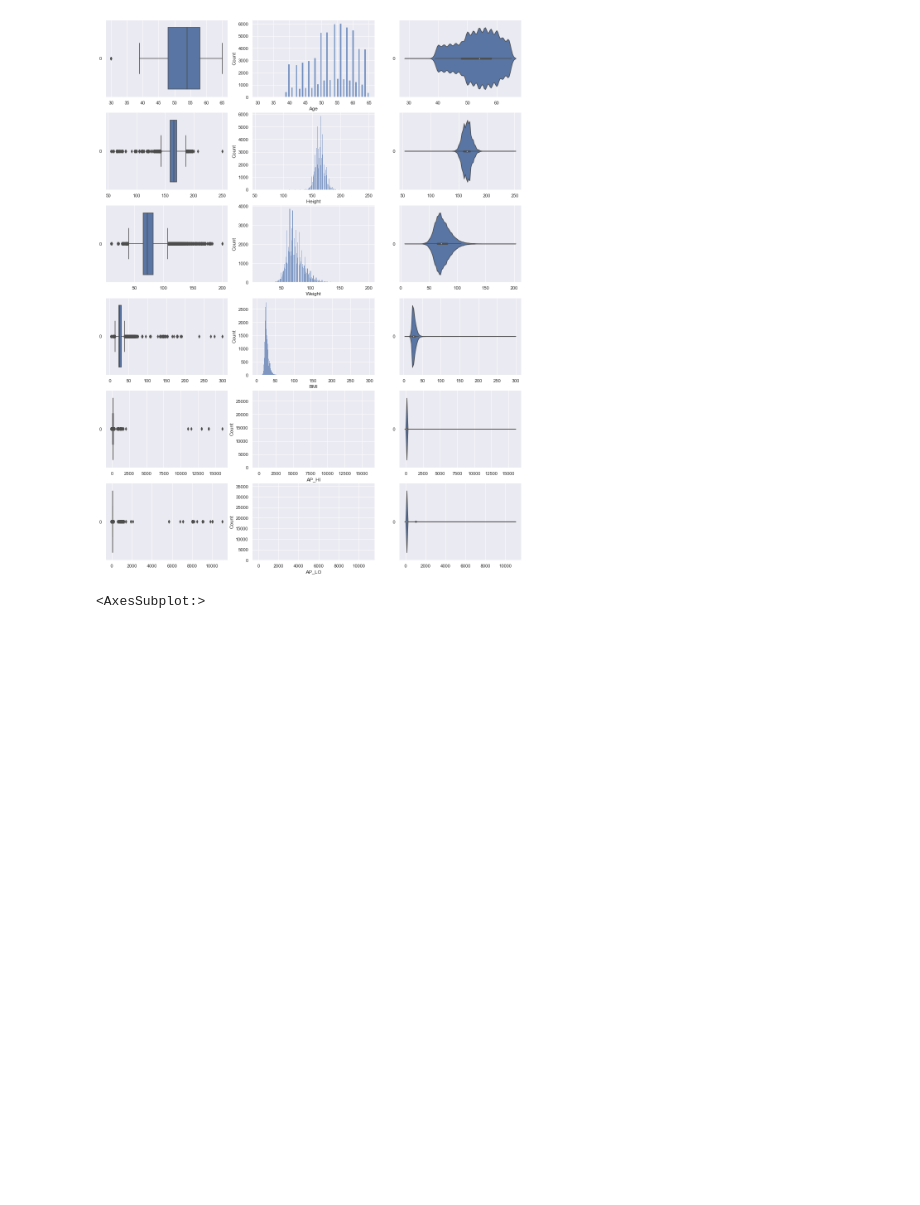
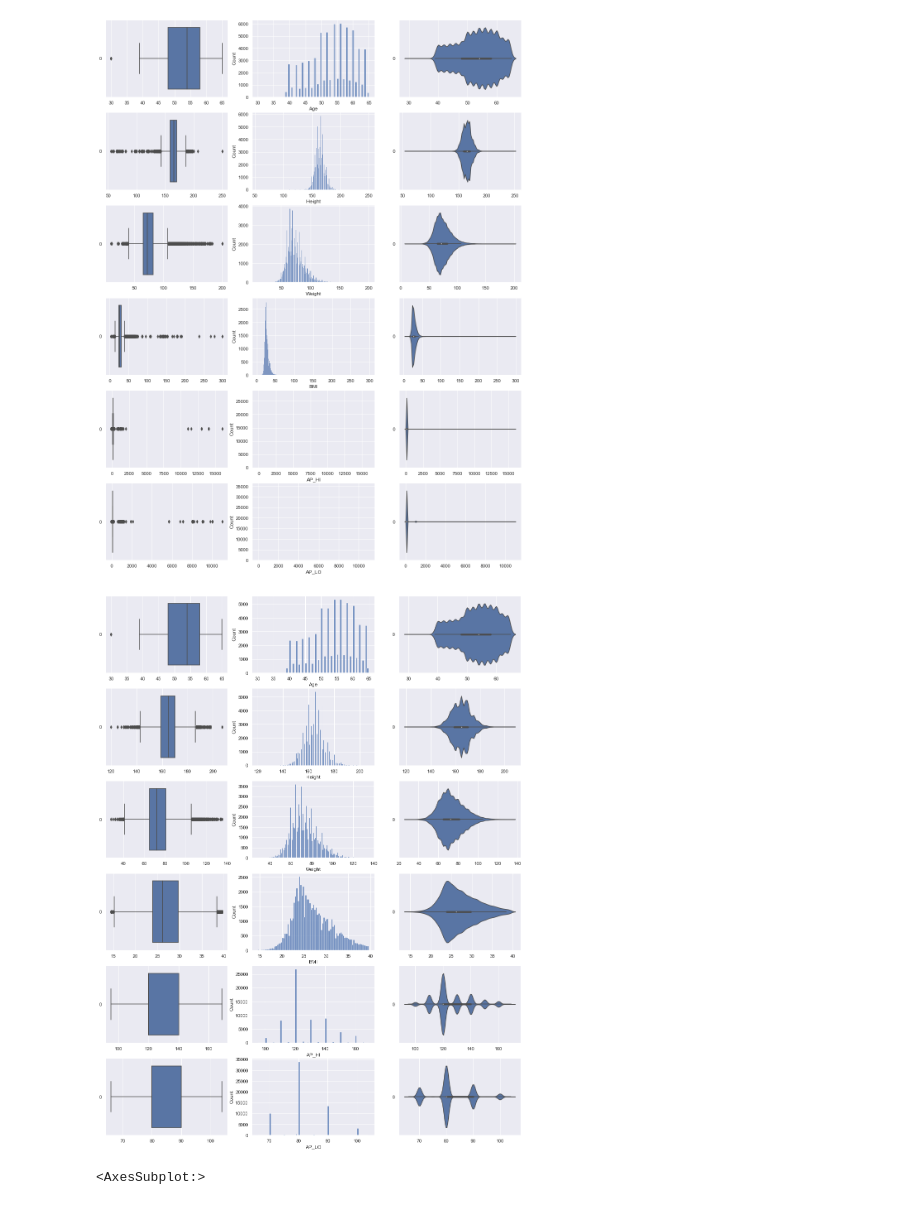
Before and after one commit to timothy-lew/dsai_mini_project, a Jupyter notebook: main.ipynb, the cells around one changed output. Cells and saved outputs as stored; diff of their text form; code cells hidden in the pictures; blank space fills up the shorter version.

```diff
--- a/main.ipynb
+++ b/main.ipynb
@@ -50,0 +48,25 @@ cardio_data.corr()
+# %%
+#finding whisker range of AP_LO
+q1 = cardio_data.AP_LO.quantile(0.25)
+q3 = cardio_data.AP_LO.quantile(0.75)
+iqr = q3 - q1
+low_lim = q1 - 1.5 * iqr
+upp_lim = q3 + 1.5 * iqr
+
+q1, q3
+
+#finding whisker range of AP_HI
+Q1 = cardio_data.AP_HI.quantile(0.25)
+Q3 = cardio_data.AP_HI.quantile(0.75)
+IQR = Q3 - Q1
+Low_lim = Q1 - 1.5 * IQR
+Upp_lim = Q3 + 1.5 * IQR
+
+#finding whisker range of BMI
+QB1 = cardio_data.BMI.quantile(0.25)
+QB3 = cardio_data.BMI.quantile(0.75)
+IQRB = QB3 - QB1
+Low_limB = QB1 - 1.5 * IQRB
+Upp_limB = QB3 + 1.5 * IQRB
+
+q1, q3, Q1, Q3, QB1, QB3
@@ -59,3 +85,7 @@ numeric_DF.head()
 | 2 | 52 | 165 | 64.0 | 23.5 | 130 | 70 |
 | 3 | 48 | 169 | 82.0 | 28.7 | 150 | 100 |
 | 4 | 48 | 156 | 56.0 | 23.0 | 100 | 60 |
+# %%
+#remove outlier
+no_outlier = cardio_data[(cardio_data.AP_HI > Low_lim) & (cardio_data.AP_HI < Upp_lim) & (cardio_data.AP_LO > low_lim) & (cardio_data.AP_LO < upp_lim) & (cardio_data.BMI > Low_limB) & (cardio_data.BMI < Upp_limB)]
+no_outlier.info()
@@ -61,0 +110,4 @@ numeric_DF.head()
+# %%
+# get all numeric data of cleaned data
+numeric_DF_cleaned = pd.DataFrame(no_outlier[['Age', 'Height', 'Weight', 'BMI', 'AP_HI', 'AP_LO']])
+numeric_DF_cleaned.head()
@@ -73,6 +147,19 @@ for var in numeric_DF:
     count += 1
 # %% [output]
 [figure]
+# %%
+
+# cleaned data
+f, axes = plt.subplots(6, 3, figsize=(18, 24))
+
+count = 0
+for var in numeric_DF_cleaned:
+    sb.boxplot(data = numeric_DF_cleaned[var], orient = "h", ax = axes[count,0])
+    sb.histplot(data = numeric_DF_cleaned[var], ax = axes[count,1])
+    sb.violinplot(data = numeric_DF_cleaned[var], orient = "h", ax = axes[count,2])
+    count += 1
+# %% [output]
+[figure, added]
 # %%
 f = plt.figure(figsize=(20, 12))
 sb.heatmap(numeric_DF.corr(), annot = True, fmt = ".2f")
```
Also changed, not shown: parts of 9 cells of this notebook, 1 other file.
